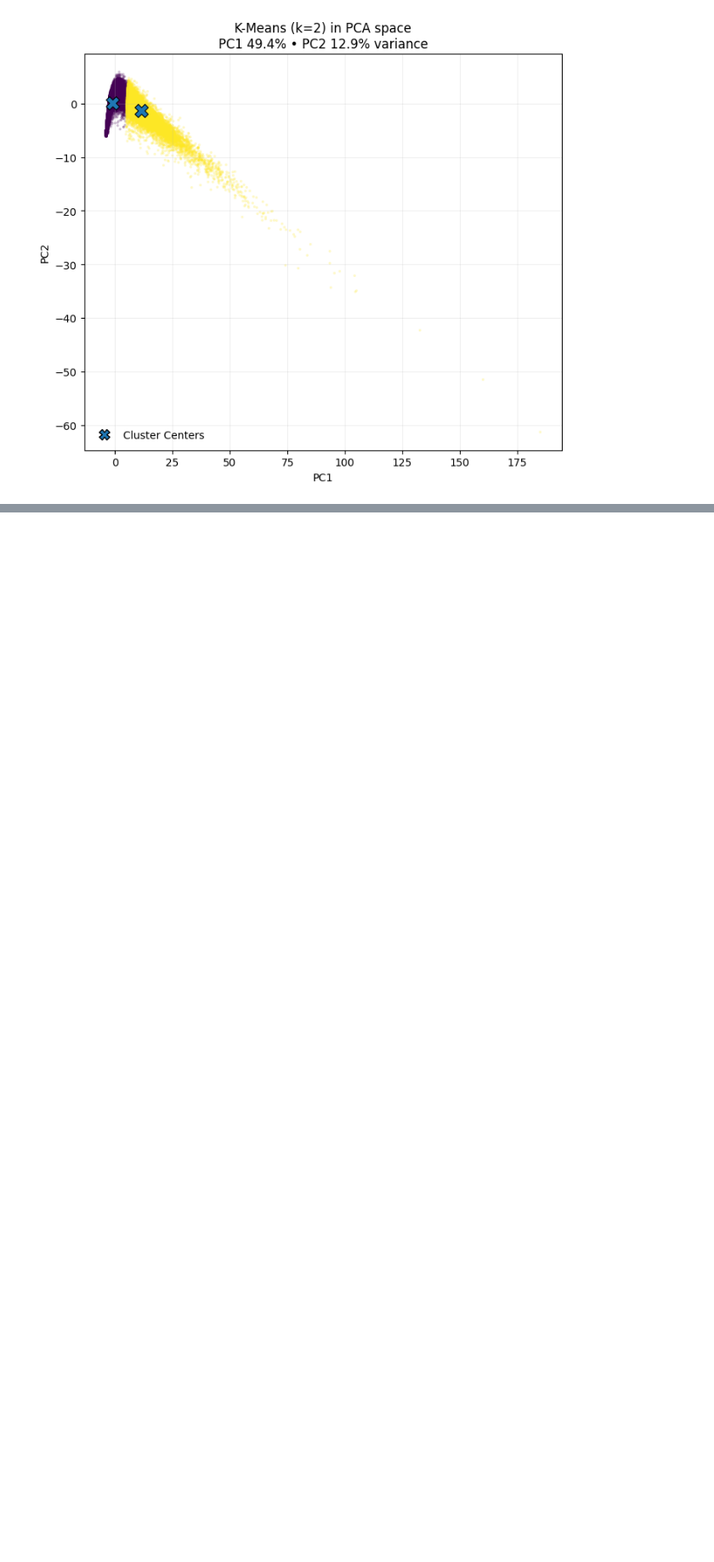
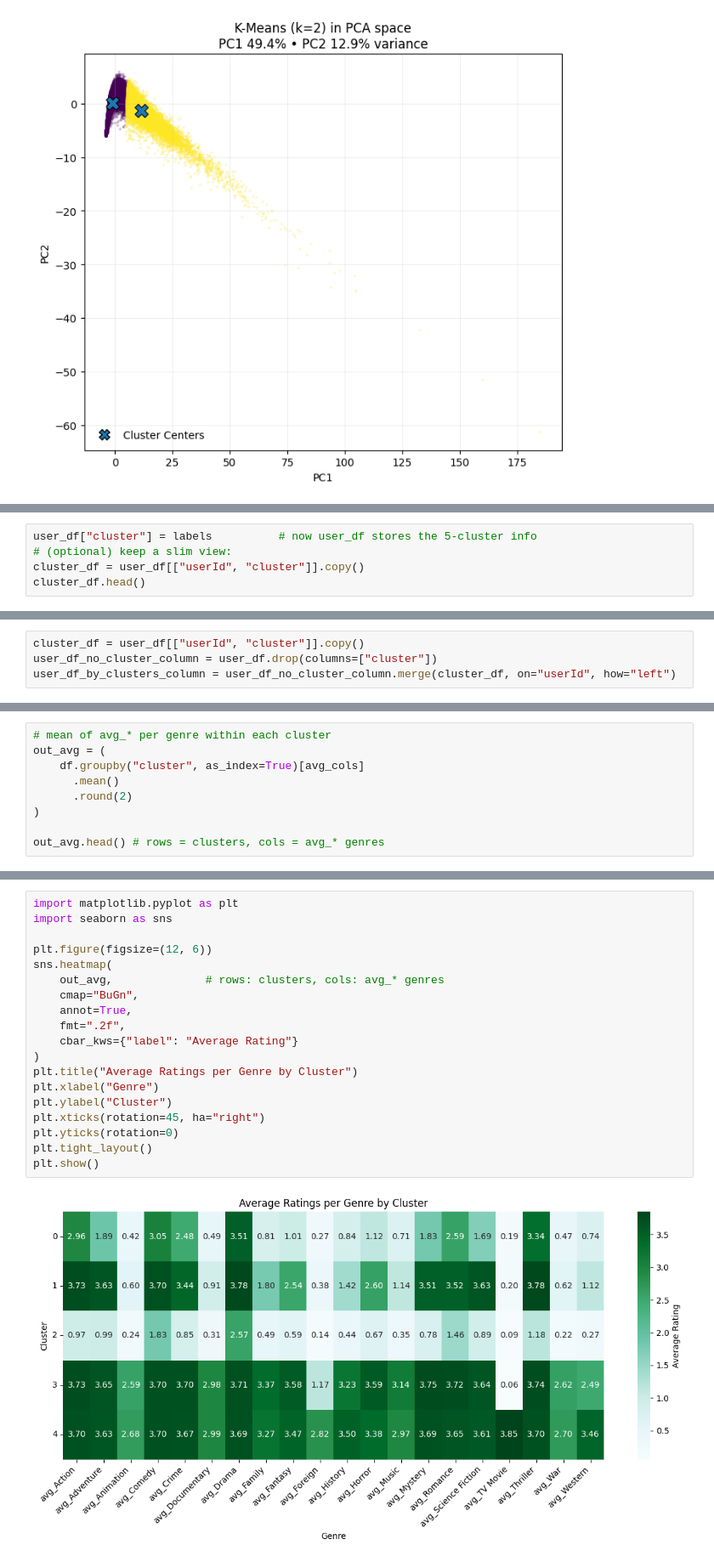
Before and after one commit to khanhvyho/audience_clusters, a Jupyter notebook: audience_cluster.ipynb, the cells around one changed output, grey strips where cells are left out. Shown at 85% size. Saved outputs shown, nothing was run; the diff lists cells and outputs as text; blank space fills up the shorter version.

```diff
--- a/audience_cluster.ipynb
+++ b/audience_cluster.ipynb
@@ -700,0 +921,5 @@ Name: cnt_Drama, dtype: float64
+# %%
+user_df["cluster"] = labels          # now user_df stores the 5-cluster info
+# (optional) keep a slim view:
+cluster_df = user_df[["userId", "cluster"]].copy()
+cluster_df.head()
@@ -700,0 +1002,4 @@ Name: cnt_Drama, dtype: float64
+# %%
+cluster_df = user_df[["userId", "cluster"]].copy()
+user_df_no_cluster_column = user_df.drop(columns=["cluster"])
+user_df_by_clusters_column = user_df_no_cluster_column.merge(cluster_df, on="userId", how="left")
@@ -700,0 +1041,9 @@ Name: cnt_Drama, dtype: float64
+# %%
+# mean of avg_* per genre within each cluster
+out_avg = (
+    df.groupby("cluster", as_index=True)[avg_cols]
+      .mean()
+      .round(2)
+)
+
+out_avg.head() # rows = clusters, cols = avg_* genres
@@ -700,0 +1068,21 @@ Name: cnt_Drama, dtype: float64
+# %%
+import matplotlib.pyplot as plt
+import seaborn as sns
+
+plt.figure(figsize=(12, 6))
+sns.heatmap(
+    out_avg,              # rows: clusters, cols: avg_* genres
+    cmap="BuGn",
+    annot=True,
+    fmt=".2f",
+    cbar_kws={"label": "Average Rating"}
+)
+plt.title("Average Ratings per Genre by Cluster")
+plt.xlabel("Genre")
+plt.ylabel("Cluster")
+plt.xticks(rotation=45, ha="right")
+plt.yticks(rotation=0)
+plt.tight_layout()
+plt.show()
+# %% [output]
+[figure, added]
```
Also changed, not shown: parts of 62 cells of this notebook.
